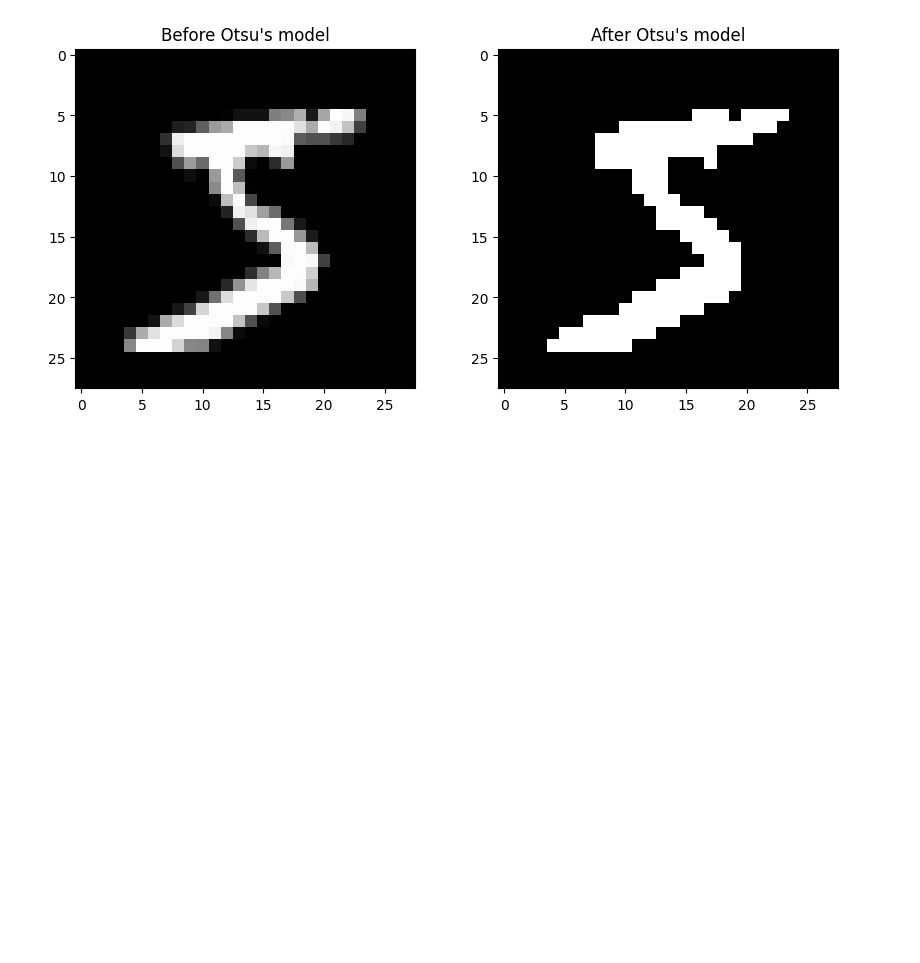
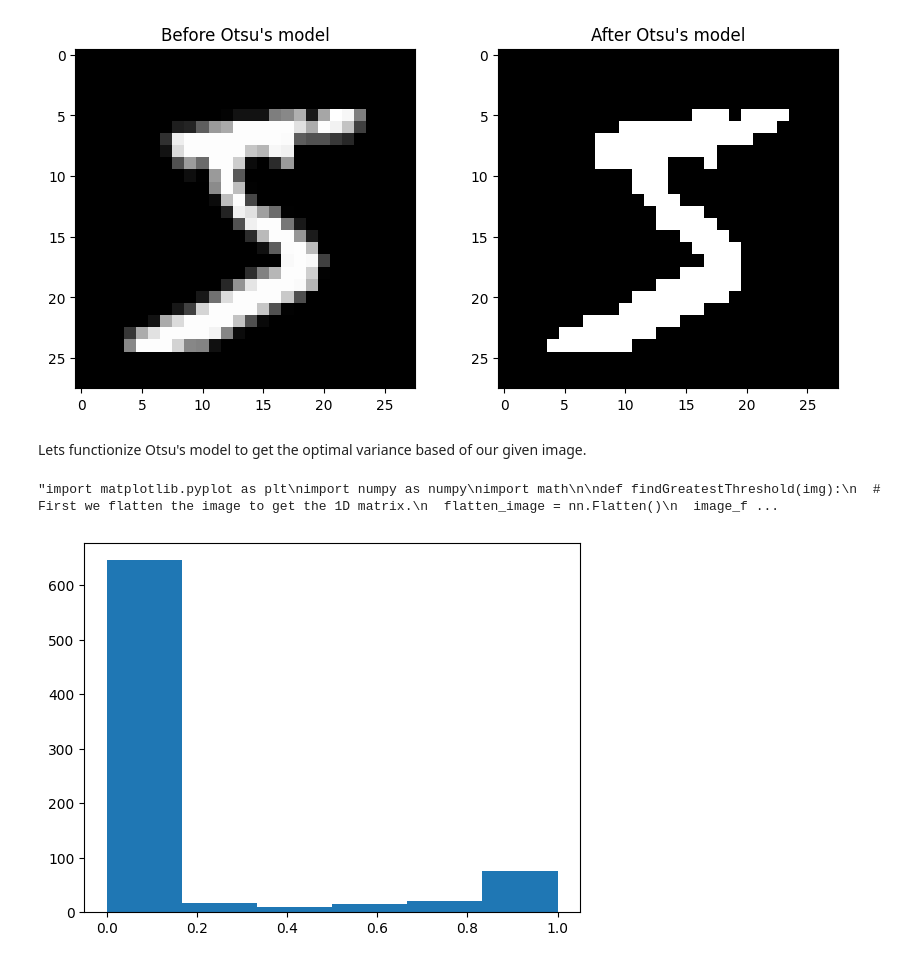
Before and after one commit to haldonmez/mnist-digit-recognizer, a Jupyter notebook: Model_2.ipynb, the cells around one changed output. Saved outputs shown, nothing was run; the diff lists cells and outputs as text; code cells hidden in the pictures; blank space fills up the shorter version.

Commit message:
Update Otsu's method function changes

```diff
--- a/Model_2.ipynb
+++ b/Model_2.ipynb
@@ -106,3 +136,60 @@ plt.title("After Otsu's model")
 # %% [output]
 Text(0.5, 1.0, "After Otsu's model")
 [figure]
+# %% [markdown]
+Lets functionize Otsu's model to get the optimal variance based of our given image.
+# %%
+"""import matplotlib.pyplot as plt
+import numpy as numpy
+import math
+
+def findGreatestThreshold(img):
+  # First we flatten the image to get the 1D matrix.
+  flatten_image = nn.Flatten()
+  image_flattened = flatten_image(image)
+
+  # Then we get the histogram values of the image.
+  counts, binominal_values, number_of_x_values= plt.hist(image_flattened, bins=6, color='gray', alpha=0.5)
+  # Counts = The number of times that intensity was displayed
+  # Binominal_values = The levels of intensity in our case its [0., 0.16666667, 0.33333334, 0.5, 0.66666669, 0.83333331, 1.]
+
+  # We get the total weight for our calculations.
+  total_weight = np.sum(counts)
+
+  current_weight = 0
+  current_intensity = 0
+  foreground_intensity = 0
+
+  for i in range(len(binominal_values)-1):
+    for j in range(i+1):
+      current_weight += counts[j]
+      current_intensity += counts[j]*binominal_values[j]
+    for k in range(len(binominal_values)-i-1):
+      foreground_intensity += counts[k]*binominal_values[k]
+
+    Ub = current_intensity / current_weight
+    Uf = foreground_intensity / current_weight
+    Wb = current_weight / total_weight
+    Wf = 1 - Wb
+    #variance = math.sqrt((Wb*Wf)*((Ub-Uf)*(Ub-Uf)))
+
+  return Ub
+
+findGreatestThreshold(image)"""
+# %% [output]
+"import matplotlib.pyplot as plt\nimport numpy as numpy\nimport math\n\ndef findGreatestThreshold(img):\n  # First we flatten the image to get the 1D matrix.\n  flatten_image = nn.Flatten()\n  image_f ...
+# %%
+import matplotlib.pyplot as plt
+
+flatten_image = nn.Flatten()
+image_flattened = flatten_image(image)
+
+image_flattened.shape
+List = image_flattened.tolist()
+List
+
+fig, ax = plt.subplots()
+ax.hist(List, bins=6)
+plt.show()
+# %% [output]
+[figure, added]
```
Also changed, not shown: parts of 3 cells of this notebook.
